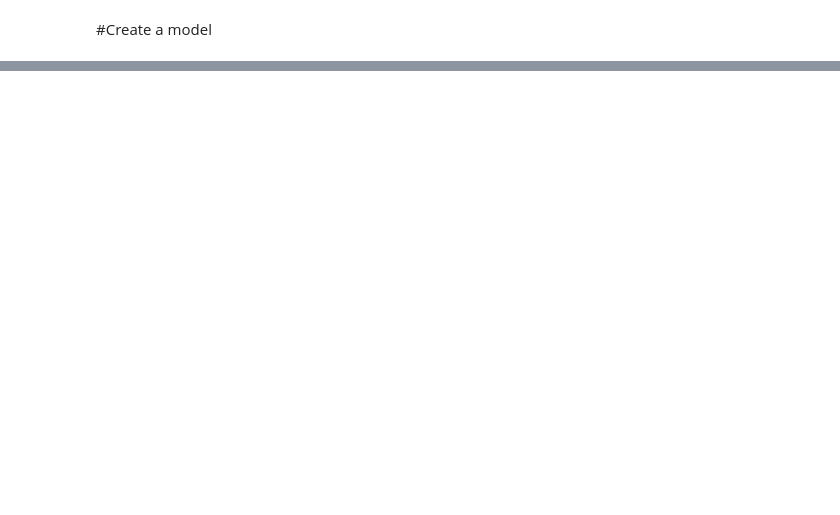
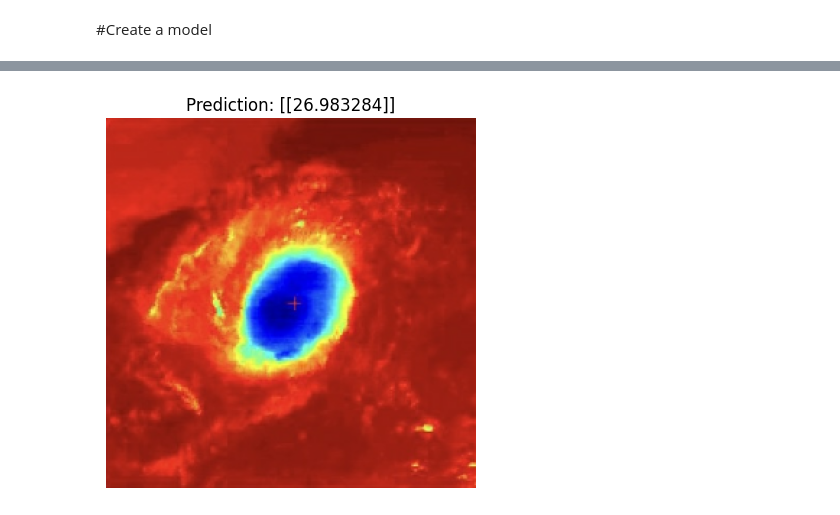
Before and after one commit to Karthik-Thota/Cyclone-Intensity-Estimation, a Jupyter notebook: Cyclone_Project_pynb.ipynb, the cells around one changed output, grey strips where cells are left out. Drawn from its saved outputs; the diff is of its cells as text; code cells hidden in the pictures; blank space fills up the shorter version.

```diff
--- a/Cyclone_Project_pynb.ipynb
+++ b/Cyclone_Project_pynb.ipynb
@@ -144,6 +215,6 @@ model_1.summary()
 # %%
 model_1.compile(loss=tf.keras.losses.mse,
-                optimizer=tf.keras.optimizers.Adam(lr=0.002),
+                optimizer=tf.keras.optimizers.Adam(0.002),
                 metrics=["mse"])
 early_stopping=tf.keras.callbacks.EarlyStopping(monitor="loss",patience=10,mode='min')
 # %%
@@ -175,4 +267,5 @@ def pred_and_plot(model, filename):
   plt.title(f"Prediction: {pred}")
   plt.axis(False);
 # %%
-pred_and_plot(model_1,"/content/test_data/35.jpg")
+pred_and_plot(model_1,"/content/test_data/35(1).jpg")
+# %% [output]
@@ -179 +273,2 @@ pred_and_plot(model_1,"/content/test_data/35.jpg")
+[figure, added]
 # %%
```
Also changed, not shown: parts of 18 cells of this notebook.
